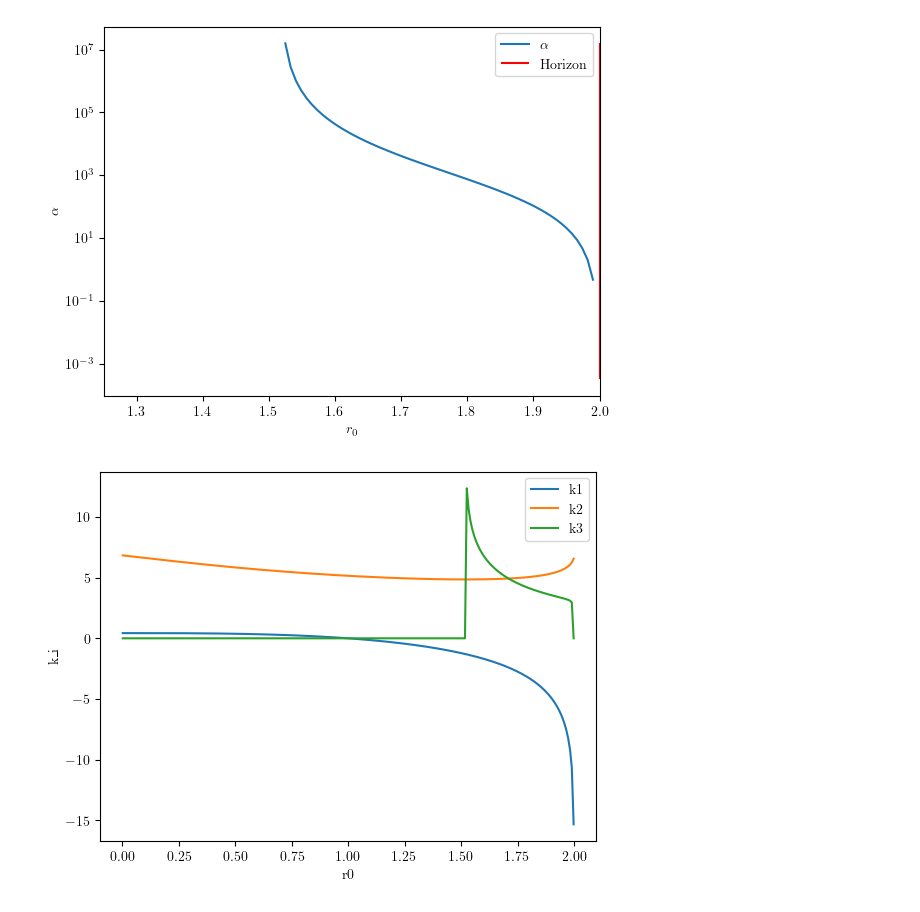
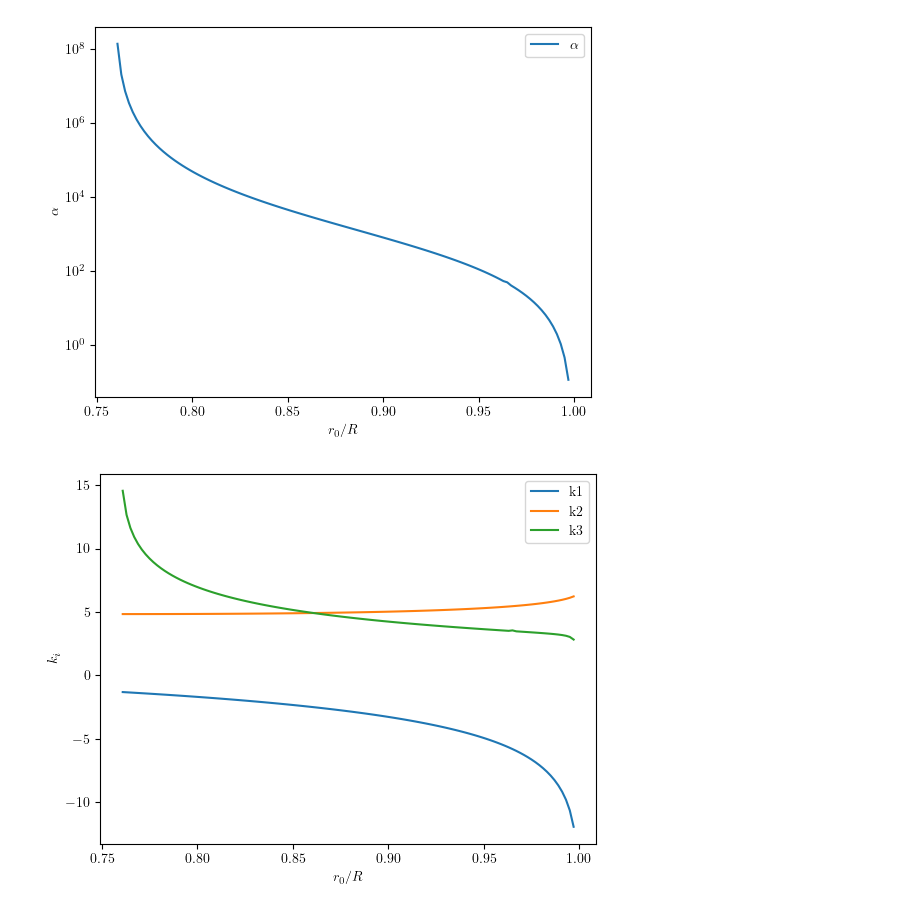
Before and after one commit to Bkorotko03/HoloProj, a Jupyter notebook: PertRNBH260128.ipynb, the cells around one changed output. Cells and saved outputs as stored; diff of their text form; code cells hidden in the pictures.

```diff
--- a/PertRNBH260128.ipynb
+++ b/PertRNBH260128.ipynb
@@ -14,7 +14,7 @@ import scipy as sp
 # We figured out that the math doesnt suck when we have d = 2, so we'll build and test with this and then introduce the extra cubic cutoff term for d>2
 # %%
 rmax = 1000000000
-num = 250
+num = 500
 # %%
 d = 4
 k = 0
@@ -69,12 +69,12 @@ def k3(r0grid,R):
     for i in range(num):
         r0 = r0grid[i]
         bigrgrid = np.linspace(r0,0.999*R,num)
-        r0det = determ(r0,R)
-        rdet = determ(bigrgrid,R)
+        # r0det = determ(r0,R)
+        # rdet = determ(bigrgrid,R)
         # print((1 - (rdet/r0det)))
         detmask = (1 + ((f(bigrgrid,R)*(bigrgrid**(2*d-4)))/(-1*f(r0,R)*(r0**(2*d-4))))) > 0
         # print(detmask)
-        if (len(bigrgrid[detmask]) >= (num-2)) & (len(bigrgrid[detmask]) > 1):
+        if len(bigrgrid[detmask]) >= (num-2):
             bigrmin, bigrmax = bigrgrid[detmask].min(), bigrgrid[detmask].max()
             rgrid =  np.linspace(bigrmin,bigrmax,num)
             # print(rgrid)
@@ -106,4 +106,15 @@ k2grid = k2(r0grid,R)
 
 k3grid = k3(r0grid,R)
 
+# i have had the genius idea of just ignoring the things that dont work
+# surely this will not bite me in the ass later...
 alphamask = k3grid > 0
+r0grid = r0grid[alphamask]
+alphagrid = alphagrid[alphamask]
+k1grid = k1grid[alphamask]
+k2grid = k2grid[alphamask]
+k3grid = k3grid[alphamask]
+normr0grid = r0grid/R
+
+#need to fix the r0 bounds for all the recursive functions now
+r0min, r0max = r0grid.min(), r0grid.max()
@@ -171,24 +121,24 @@ array([2.84794645e+03, 2.79942120e+03, 2.75172537e+03, 2.70484705e+03,
 # %%
-plt.plot(r0grid[alphamask],alphagrid[alphamask],label=r'$\alpha$')
-plt.xlabel(r'$r_0$')
+plt.plot(normr0grid,alphagrid,label=r'$\alpha$')
+plt.xlabel(r'$r_0 / R$')
 plt.ylabel(r'$\alpha$')
-plt.vlines(R,alphagrid.min(),alphagrid.max(),colors='r',label="Horizon")
+# plt.vlines(1,alphagrid.min(),alphagrid.max(),colors='r',label="Horizon")
 plt.semilogy()
 plt.legend()
-plt.xlim((1.25,2))
+# plt.xlim((1.25,2))
 plt.show()
 # %% [output]
-[figure, old version]
+[figure, new version]
 # %%
-plt.plot(r0grid,k1grid,label='k1')
-plt.plot(r0grid,k2grid,label='k2')
-plt.plot(r0grid,k3grid,label='k3')
-plt.xlabel('r0')
-plt.ylabel('k_i')
+plt.plot(normr0grid,k1grid,label='k1')
+plt.plot(normr0grid,k2grid,label='k2')
+plt.plot(normr0grid,k3grid,label='k3')
+plt.xlabel(r'$r_0 / R$')
+plt.ylabel(r'$k_i$')
 plt.legend()
 # plt.semilogx()
 # plt.semilogy()
 plt.show()
 # %% [output]
-[figure, old version]
+[figure, new version]
 # %%
```
Also changed, not shown: parts of 32 cells of this notebook.
